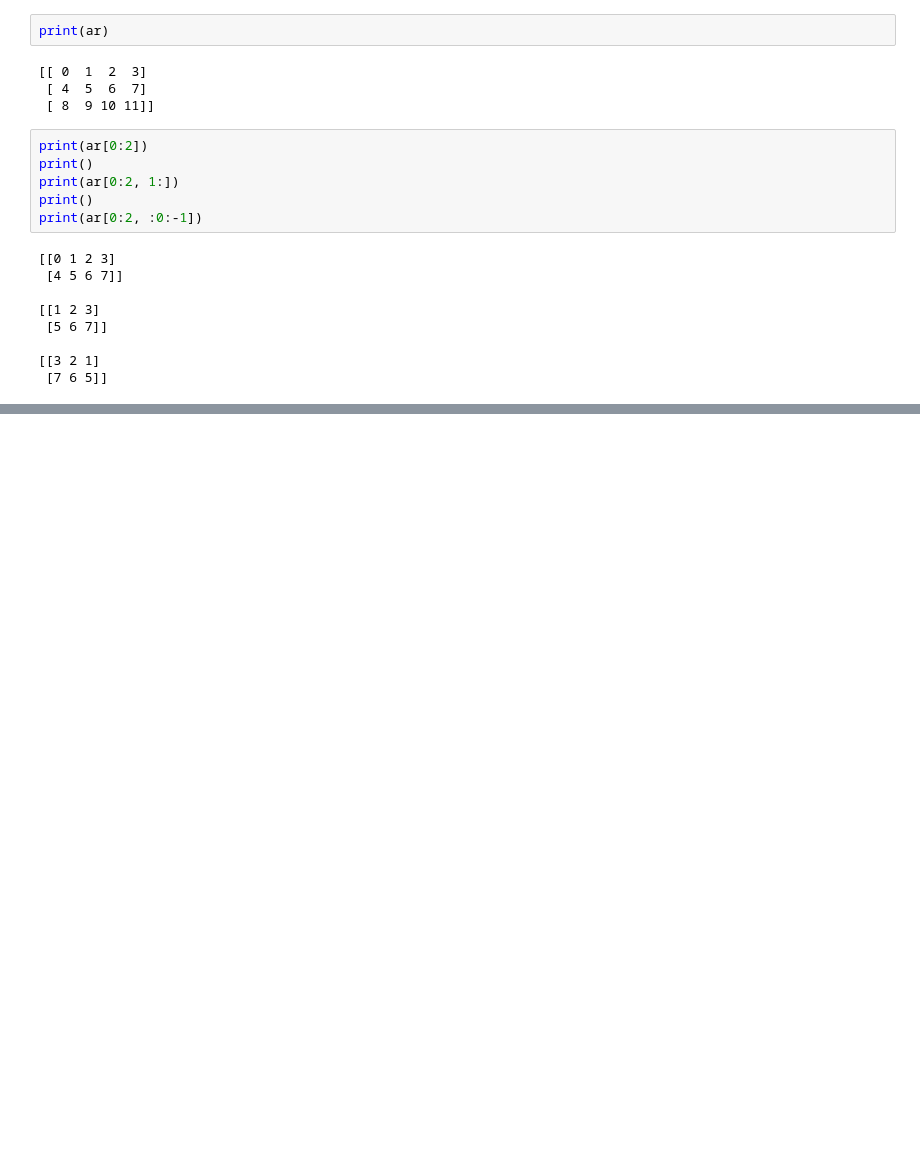
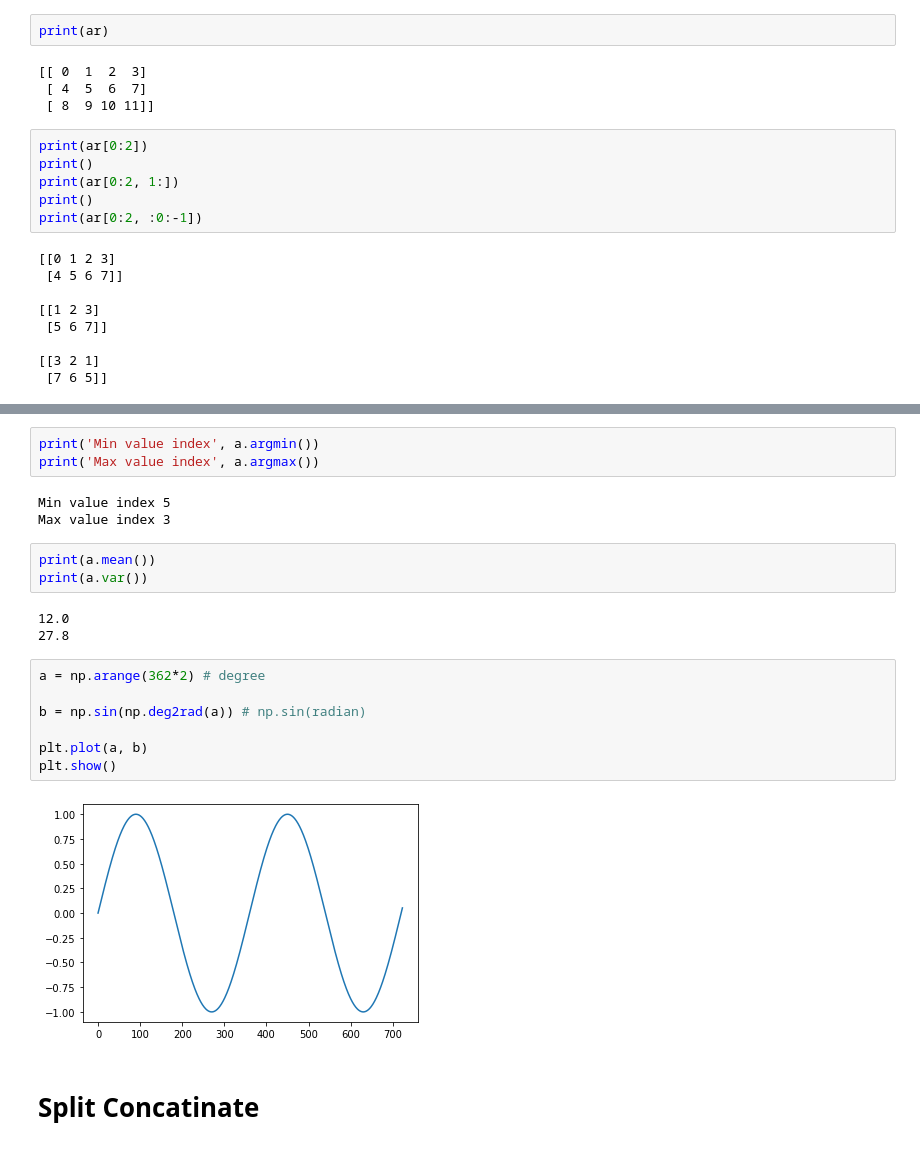
Before and after one commit to Pepcoders/Data-Science-APRIL, a Jupyter notebook: 22-04-16-Numpy/Code.ipynb, the cells around one changed output, grey strips where cells are left out. Cells and saved outputs as stored; diff of their text form; blank space fills up the shorter version.

```diff
--- a/22-04-16-Numpy/Code.ipynb
+++ b/22-04-16-Numpy/Code.ipynb
@@ -389,0 +698,23 @@ print(ar[0:2, :0:-1])
+# %%
+print('Min value index', a.argmin())
+print('Max value index', a.argmax())
+# %% [output]
+Min value index 5
+Max value index 3
+# %%
+print(a.mean())
+print(a.var())
+# %% [output]
+12.0
+27.8
+# %%
+a = np.arange(362*2) # degree
+
+b = np.sin(np.deg2rad(a)) # np.sin(radian)
+
+plt.plot(a, b)
+plt.show()
+# %% [output]
+[figure, added]
+# %% [markdown]
+# Split Concatinate
```
Also changed, not shown: parts of 53 cells of this notebook.
